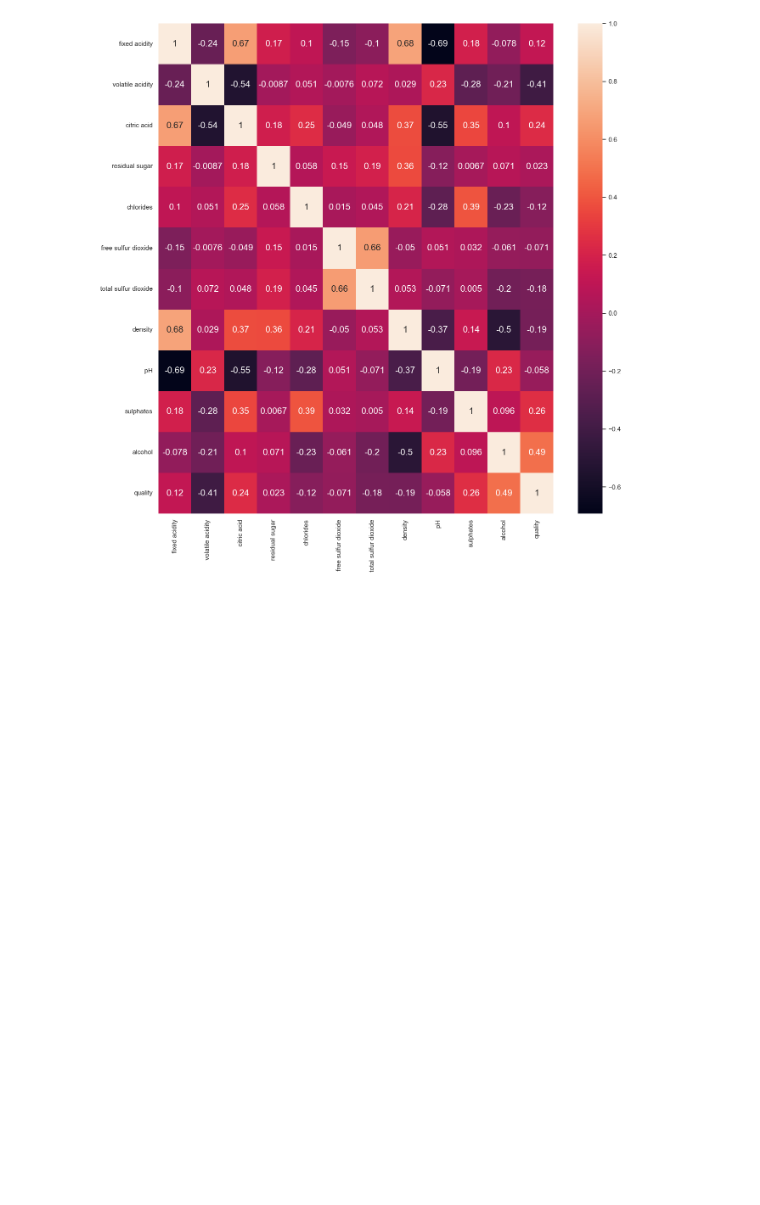
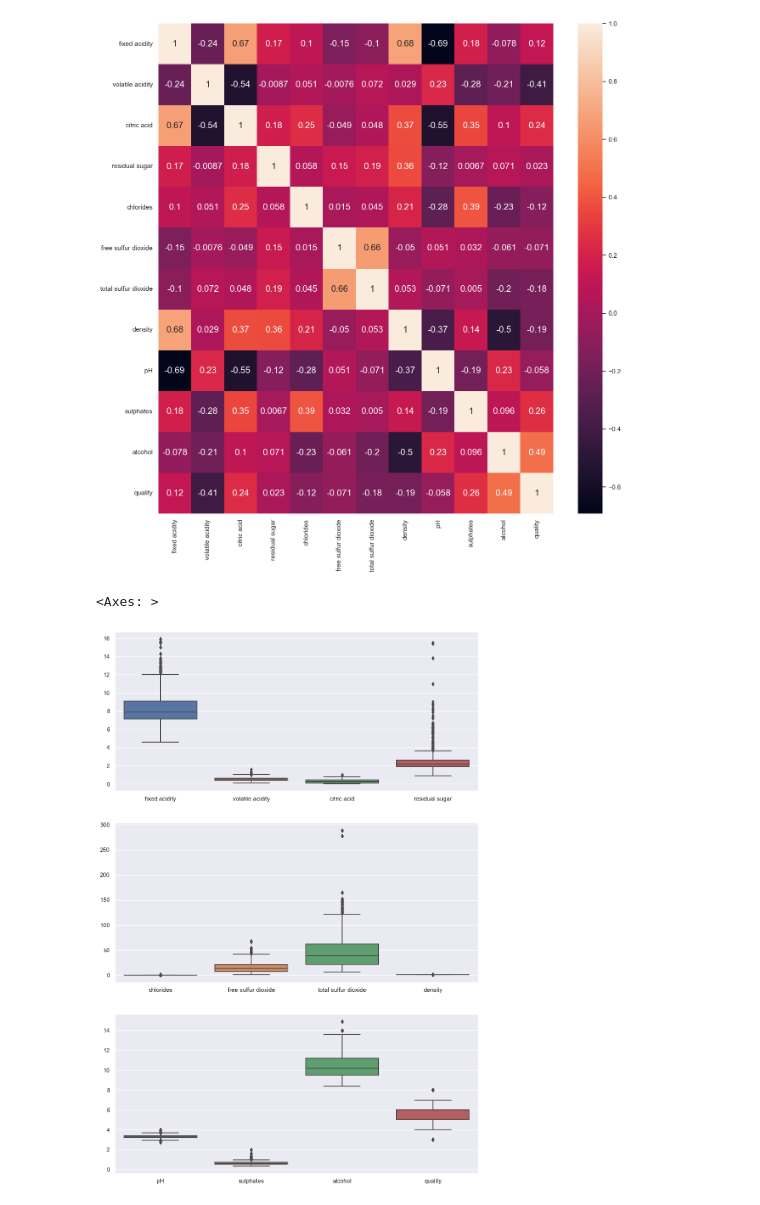
Before and after one commit to DKF-92/Machine-Learning-Comp, a Jupyter notebook: Wine_Quality_Dataset/wine_NB.ipynb, the cells around one changed output. Saved outputs shown, nothing was run; the diff lists cells and outputs as text; code cells hidden in the pictures; blank space fills up the shorter version.

Commit message:
added box plots for outliers

```diff
--- a/Wine_Quality_Dataset/wine_NB.ipynb
+++ b/Wine_Quality_Dataset/wine_NB.ipynb
@@ -123,3 +123,13 @@ fig, ax = plt.subplots(figsize = (15,15))
 sns.heatmap(mat, annot = True, annot_kws={'size': 15});
 # %% [output]
 [figure]
+# %%
+# Box plots for outliers
+fig, ax = plt.subplots(3, 1, figsize=(12, 18))
+
+sns.boxplot(data=df[df.columns[0:4]], ax=ax[0])
+sns.boxplot(data=df[df.columns[4:8]], ax=ax[1])
+sns.boxplot(data=df[df.columns[8:]])
+# %% [output]
+<Axes: >
+[figure, added]
```
